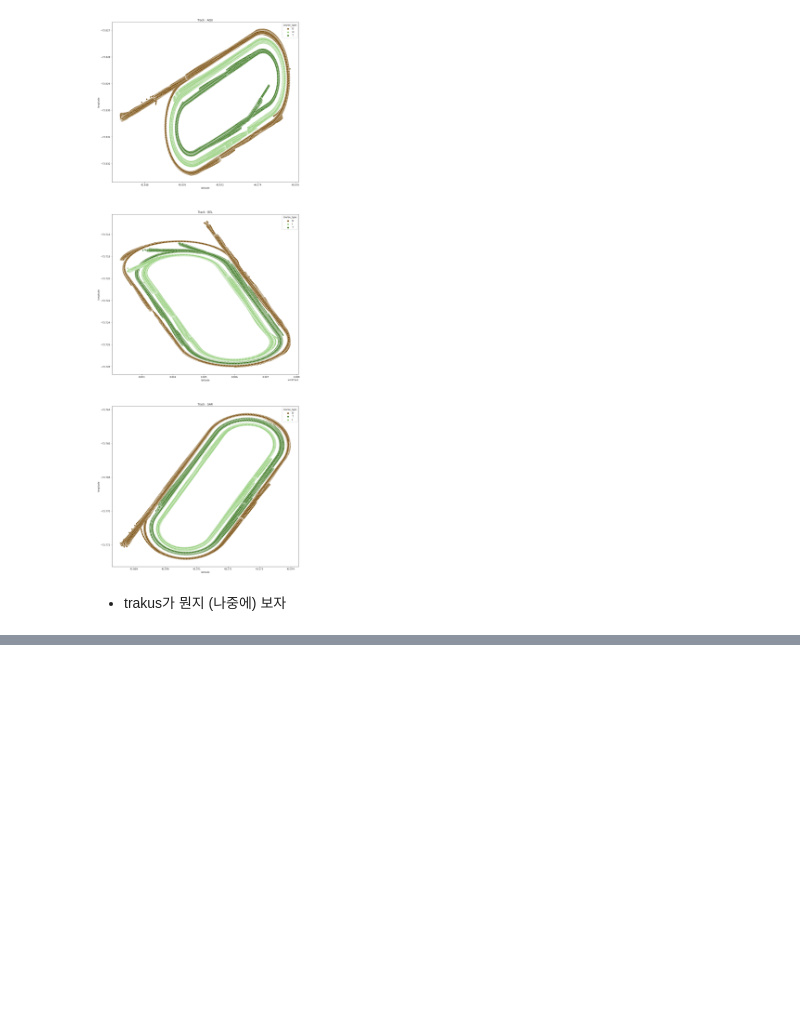
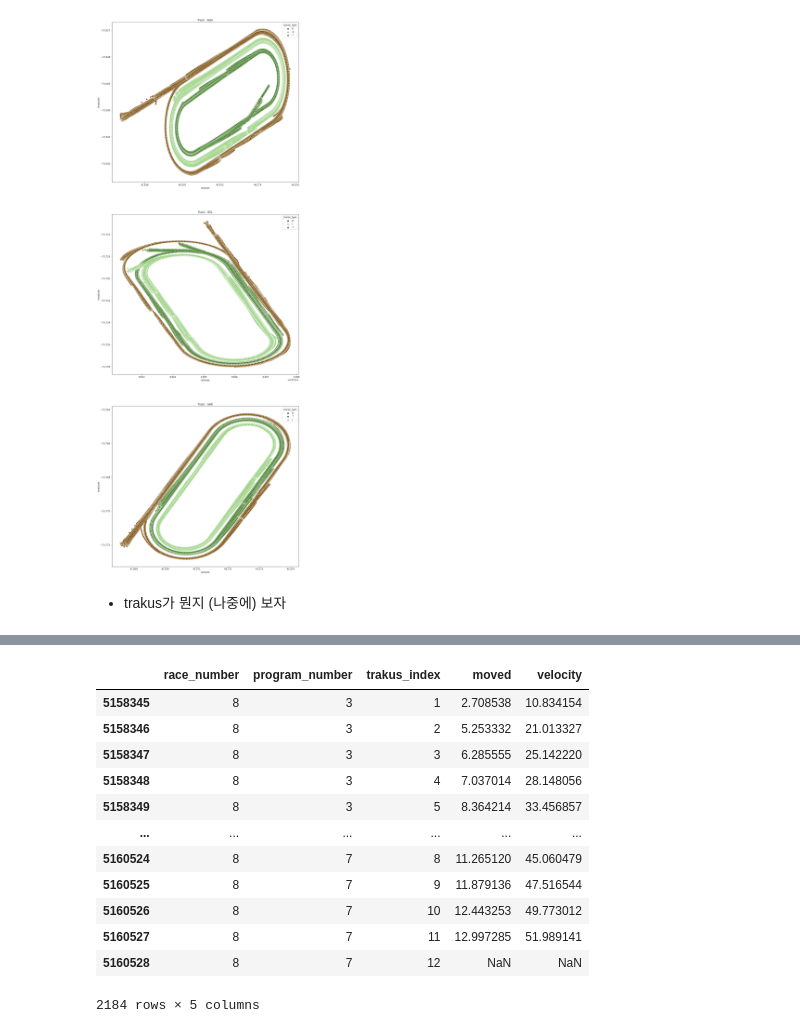
Before and after one commit to dowrave/Data_Analysis_Projects, a Jupyter notebook: 1-2022-derby-eda.ipynb, the cells around one changed output, grey strips where cells are left out. Saved outputs shown, nothing was run; the diff lists cells and outputs as text; code cells hidden in the pictures; blank space fills up the shorter version.

```diff
--- a/1-2022-derby-eda.ipynb
+++ b/1-2022-derby-eda.ipynb
@@ -558,0 +559,24 @@ plt.figure(figsize = (20, 15))
+# %%
+test_race.loc[test_race['next_lat'].notnull(), 'moved'] = (test_race.apply
+                                                                           (lambda x : haversine((x['latitude'], x['longitude']),
+                                                                                                 (x['next_lat'], x['next_lon']),
+                                                                                                  unit = 'ft'),
+                                                                            axis = 1)
+                                                            )
+test_race['velocity'] = test_race['moved'] / 0.25 # feet per second
+test_velo_df = test_race[['race_number', 'program_number', 'trakus_index', 'moved', 'velocity']]
+test_velo_df
+# %% [output]
+|  | race_number | program_number | trakus_index | moved | velocity |
+| 5158345 | 8 | 3 | 1 | 2.708538 | 10.834154 |
+| 5158346 | 8 | 3 | 2 | 5.253332 | 21.013327 |
+| 5158347 | 8 | 3 | 3 | 6.285555 | 25.142220 |
+| 5158348 | 8 | 3 | 4 | 7.037014 | 28.148056 |
+| 5158349 | 8 | 3 | 5 | 8.364214 | 33.456857 |
+| ... | ... | ... | ... | ... | ... |
+| 5160524 | 8 | 7 | 8 | 11.265120 | 45.060479 |
+| 5160525 | 8 | 7 | 9 | 11.879136 | 47.516544 |
+| 5160526 | 8 | 7 | 10 | 12.443253 | 49.773012 |
+| 5160527 | 8 | 7 | 11 | 12.997285 | 51.989141 |
+| 5160528 | 8 | 7 | 12 | NaN | NaN |
+2184 rows × 5 columns
```
Also changed, not shown: parts of 22 cells of this notebook.
